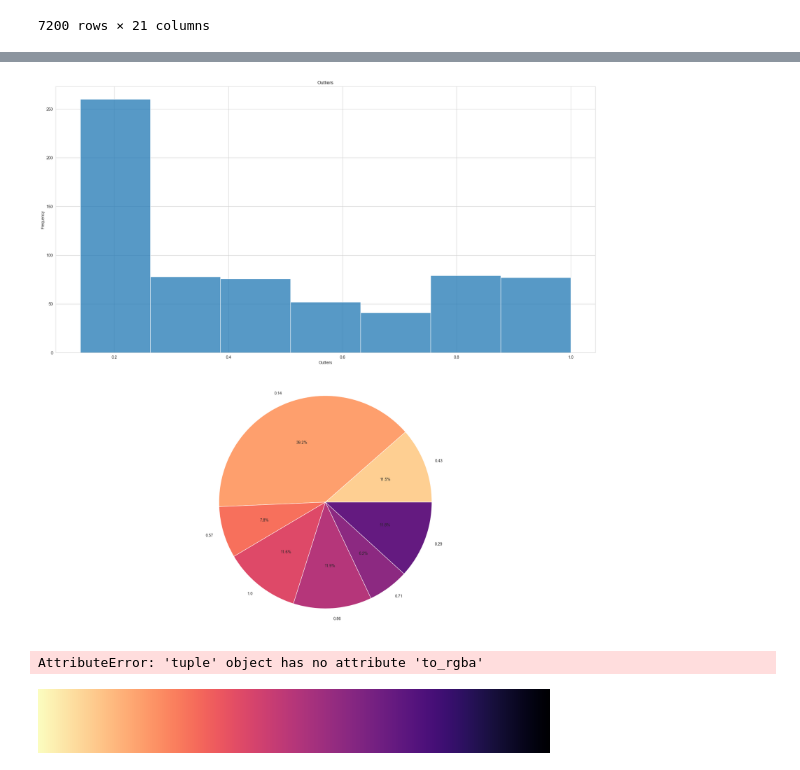
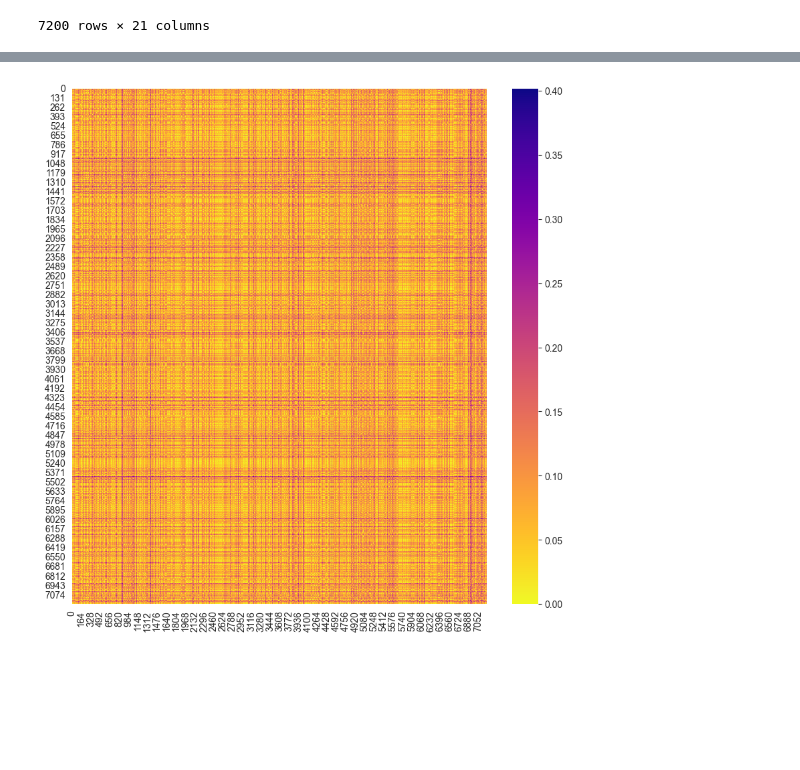
Before and after one commit to michelebanfi/anomaly-detection, a Jupyter notebook: project.ipynb, the cells around one changed output, grey strips where cells are left out. Drawn from its saved outputs; the diff is of its cells as text; code cells hidden in the pictures; blank space fills up the shorter version.

```diff
--- a/project.ipynb
+++ b/project.ipynb
@@ -61,4 +35,4 @@ dataset
 | 7199 | 0.750000 | 1 | 1 | 1 | 1 | 1 | 1 | 1 | 1 | 1 | ... | ... |
 7200 rows × 21 columns
 # %%
-dist_matrix = gower.gower_matrix(benchmark)
+dist_matrix = gower.gower_matrix(dataset)
@@ -90,24 +38,0 @@ df = pd.read_csv("Data/outliers.csv")
-# %%
-# remove from the Outliers column the value 0
-df = df[df["Outliers"] != 0]
-
-levels = set(df['Outliers'])
-
-fig, axs = plt.subplots(2, figsize=(20, 20))
-
-# Plot histogram
-sns.histplot(df['Outliers'], bins=len(levels), ax=axs[0])
-axs[0].set_title('Outliers')
-axs[0].set_xlabel('Outliers')
-axs[0].set_ylabel('Frequency')
-
-# Plot pie chart
-sizes = [len(df[df['Outliers'] == level]) for level in levels]
-palette = palette = sns.color_palette("magma_r", len(levels) + 2)
-palette = palette[:-1]
-axs[1].pie(sizes, labels=levels, autopct='%1.1f%%', colors = palette)
-
-plt.tight_layout()
-plt.savefig('Media/outliersFrequency.png')
-# %% [output]
-[figure, removed]
@@ -116,8 +38,0 @@ palette = sns.color_palette("magma_r", 10, as_cmap=True)
-# %%
-(palette[0]).to
-# %% [output]
-AttributeError: 'tuple' object has no attribute 'to_rgba'
-# %%
-palette
-# %% [output]
-[figure, removed]
@@ -126,0 +39,7 @@ FCA06E
+# %%
+# plot the distance matrix
+plt.figure(figsize=(10, 10))
+sns.heatmap(dist_matrix, cmap='plasma_r')
+plt.show()
+# %% [output]
+[figure, added]
```
Also changed, not shown: parts of 8 cells of this notebook, 8 other files.
